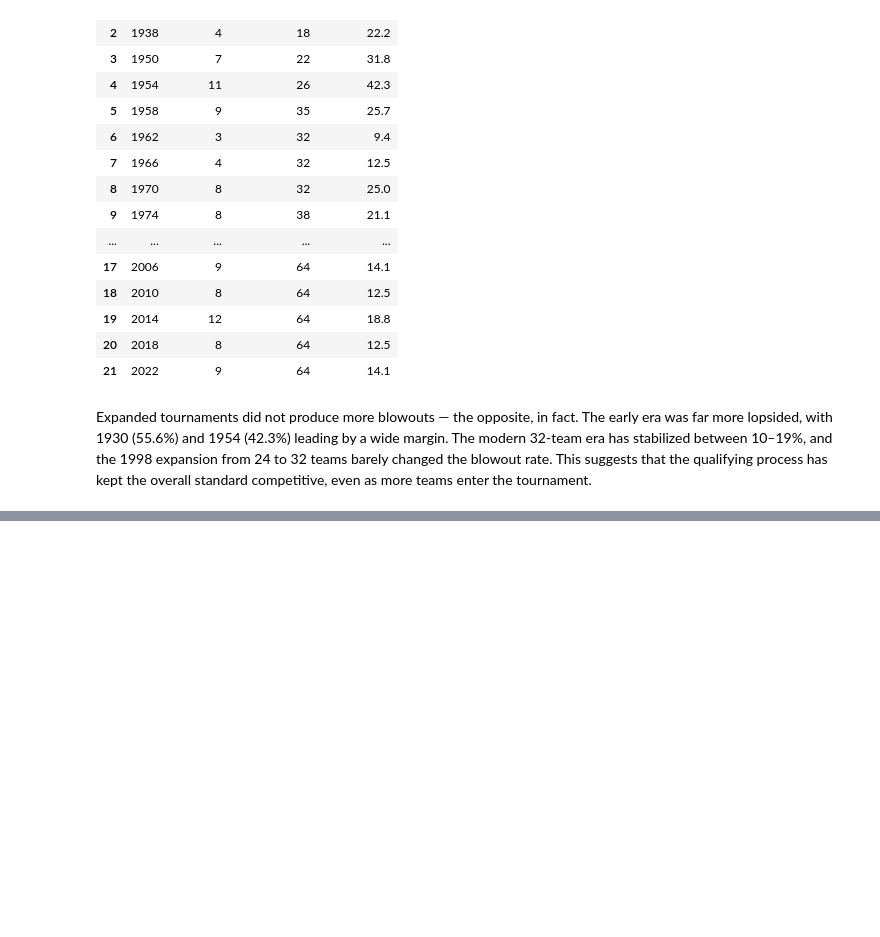
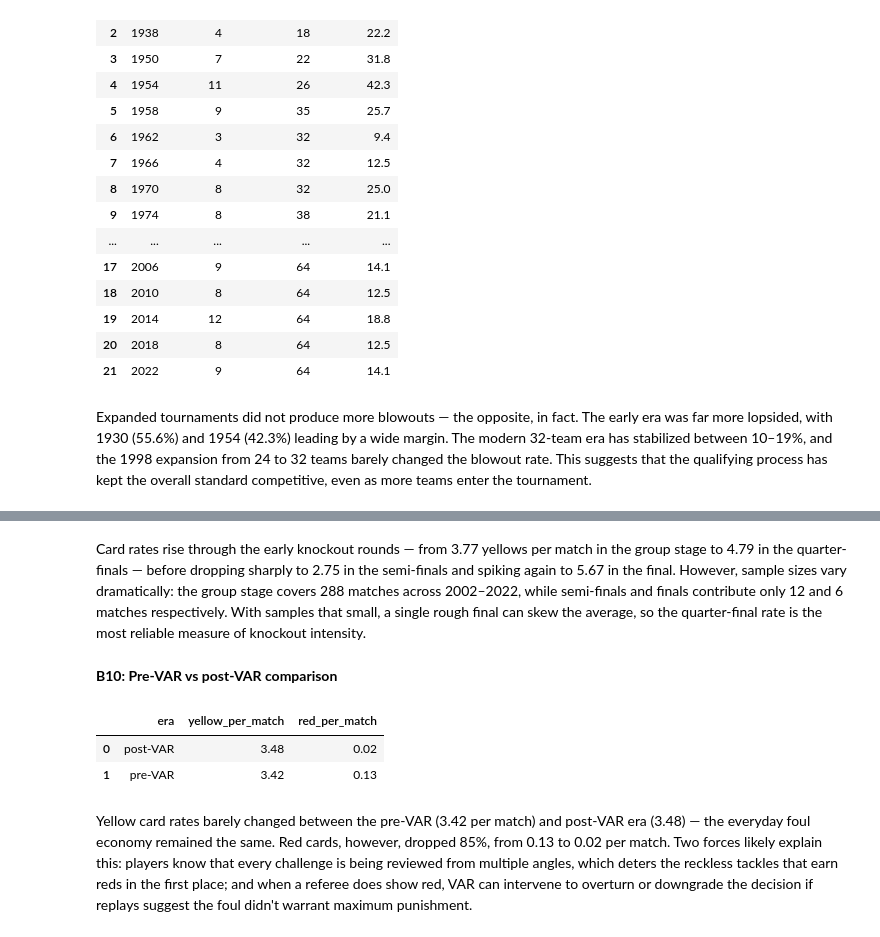
Before and after one commit to Nade94/data-analytics-portfolio-projects, a Jupyter notebook: world-cup-analysis/notebooks/worldcup_analysis.ipynb, the cells around one changed output, grey strips where cells are left out. Saved outputs shown, nothing was run; the diff lists cells and outputs as text; code cells hidden in the pictures; blank space fills up the shorter version.

```diff
--- a/world-cup-analysis/notebooks/worldcup_analysis.ipynb..ipynb
+++ b/world-cup-analysis/notebooks/worldcup_analysis.ipynb
@@ -411,0 +475,37 @@ Expanded tournaments did not produce more blowouts — the opposite, in fact. Th
+# %% [markdown]
+Card rates rise through the early knockout rounds — from 3.77 yellows per match in the group stage to 4.79 in the quarter-finals — before dropping sharply to 2.75 in the semi-finals and spiking again to 5.67 in the final. However, sample sizes vary dramatically: the group stage covers 288 matches across 2002–2022, while semi-finals and finals contribute only 12 and 6 matches respectively. With samples that small, a single rough final can skew the average, so the quarter-final rate is the most reliable measure of knockout intensity.
+# %% [markdown]
+**B10: Pre-VAR vs post-VAR comparison**
+# %%
+var_impact = pd.read_sql("""
+                           SELECT era, ROUND(yellow_cards * 1.0 / total_matches, 2) AS yellow_per_match,
+                                ROUND(red_cards * 1.0 / total_matches, 2) AS red_per_match
+                           FROM (
+                                SELECT
+                                    CASE
+                                        WHEN tournament_name LIKE '2010%' OR tournament_name LIKE '2014%' THEN 'pre-VAR'
+                                        WHEN tournament_name LIKE '2018%' OR tournament_name LIKE '2022%' THEN 'post-VAR'
+                                    END AS era,
+                                    SUM(yellow_card) AS yellow_cards, SUM(red_card) AS red_cards
+                                FROM bookings
+                                WHERE tournament_name LIKE '%FIFA Men''s World Cup' AND (tournament_name LIKE '201%'
+                                OR tournament_name LIKE '202%')
+                                GROUP BY era) AS card_counts
+                            INNER JOIN (
+                                        SELECT
+                                            CASE
+                                                WHEN tournament_name LIKE '2010%' OR tournament_name LIKE '2014%' THEN 'pre-VAR'
+                                                WHEN tournament_name LIKE '2018%' OR tournament_name LIKE '2022%' THEN 'post-VAR'
+                                            END AS era, COUNT(match_name) AS total_matches
+                                    FROM matches
+                                    WHERE tournament_name LIKE '%FIFA Men''s World Cup' AND (tournament_name LIKE '201%'
+                                    OR tournament_name LIKE '202%')
+                                    GROUP BY era) AS match_count
+                            USING(era) """, conn)
+var_impact
+# %% [output]
+|  | era | yellow_per_match | red_per_match |
+| 0 | post-VAR | 3.48 | 0.02 |
+| 1 | pre-VAR | 3.42 | 0.13 |
+# %% [markdown]
+Yellow card rates barely changed between the pre-VAR (3.42 per match) and post-VAR era (3.48) — the everyday foul economy remained the same. Red cards, however, dropped 85%, from 0.13 to 0.02 per match. Two forces likely explain this: players know that every challenge is being reviewed from multiple angles, which deters the reckless tackles that earn reds in the first place; and when a referee does show red, VAR can intervene to overturn or downgrade the decision if replays suggest the foul didn't warrant maximum punishment.
```
Also changed, not shown: parts of 6 cells of this notebook.
